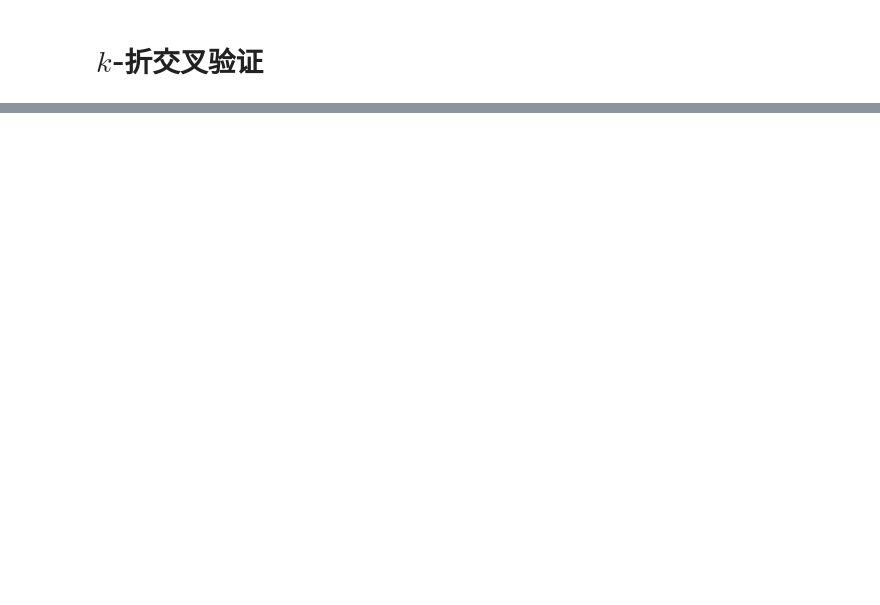
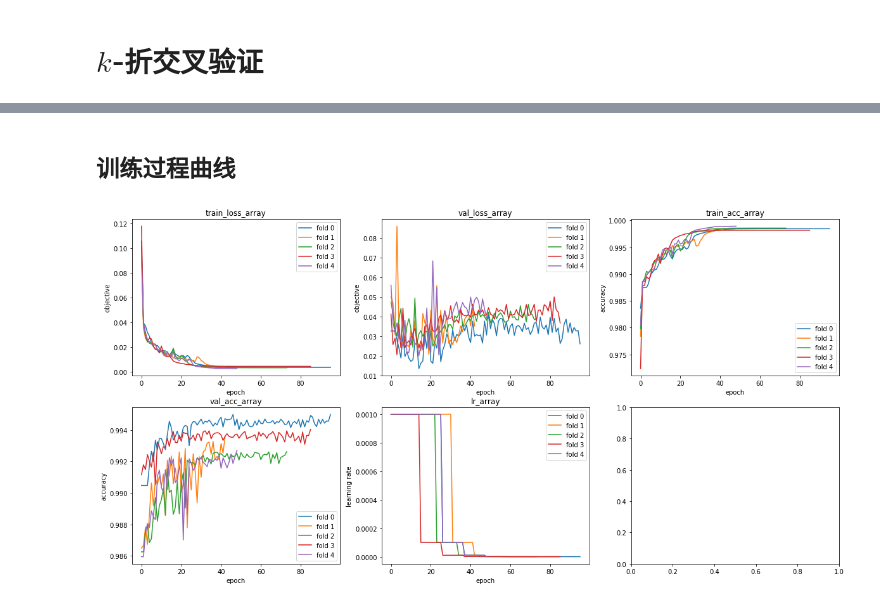
Before and after one commit to zyuegege/alnotes, a Jupyter notebook: work_notes/毫米波电线检测.ipynb, the cells around one changed output, grey strips where cells are left out. Cells and saved outputs as stored; diff of their text form; code cells hidden in the pictures; blank space fills up the shorter version.

```diff
--- a/work_notes/毫米波电线检测.ipynb
+++ b/work_notes/毫米波电线检测.ipynb
@@ -70,0 +186,59 @@ fig.show()
+# %% [markdown]
+## 训练过程曲线
+# %%
+%matplotlib inline
+
+import os
+import os.path
+import numpy as np
+import matplotlib.pyplot as plt
+
+
+from utils.checkpoint import Checkpoint
+
+
+def k_fold_cross_validate_checkpoint_visualization(k, model_name, checkpoint_root, figsize=[20, 10]):
+    model_save_root = os.path.join(checkpoint_root, model_name)
+
+    ## 加载交叉验证模型
+    checkpoint = {}
+    for fold in range(k):
+        chekcpoint_path = os.path.join(model_save_root, str(fold), model_name+".pth")
+        checkpoint[fold] = Checkpoint().load(chekcpoint_path)
+
+    ## 训练过程可视化
+
+    fig = plt.figure(figsize=figsize)
+    axes = fig.subplots(2, 3)
+
+
+    for fold in range(k):
+        axes[0,0].plot(np.array(checkpoint[fold].train_loss_array), label="fold "+str(fold))
+        axes[0,1].plot(np.array(checkpoint[fold].val_loss_array), label="fold "+str(fold))
+        axes[0,2].plot(np.array(checkpoint[fold].train_acc_array), label="fold "+str(fold))
+        axes[1,0].plot(np.array(checkpoint[fold].val_acc_array), label="fold "+str(fold))
+        axes[1,1].plot(np.array(checkpoint[fold].lr_array), label="fold "+str(fold))
+
+    axes[0,0].set(xlabel="epoch", ylabel="objective", title="train_loss_array")
+    axes[0,1].set(xlabel="epoch", ylabel="objective", title="val_loss_array")
+    axes[0,2].set(xlabel="epoch", ylabel="accuracy", title="train_acc_array")
+    axes[1,0].set(xlabel="epoch", ylabel="accuracy", title="val_acc_array")
+    axes[1,1].set(xlabel="epoch", ylabel="learning rate", title="lr_array")
+
+    axes[0,0].legend()
+    axes[0,1].legend()
+    axes[0,2].legend()
+    axes[1,0].legend()
+    axes[1,1].legend()
+
+
+## 交叉验证k
+k=5
+
+checkpoint_root=".chekcpoints"
+
+## 模型名称
+model_name="resunet"
+k_fold_cross_validate_checkpoint_visualization(k, model_name, checkpoint_root)
+# %% [output]
+[figure, added]
```
Also changed, not shown: parts of 15 cells of this notebook, 54 other files.
